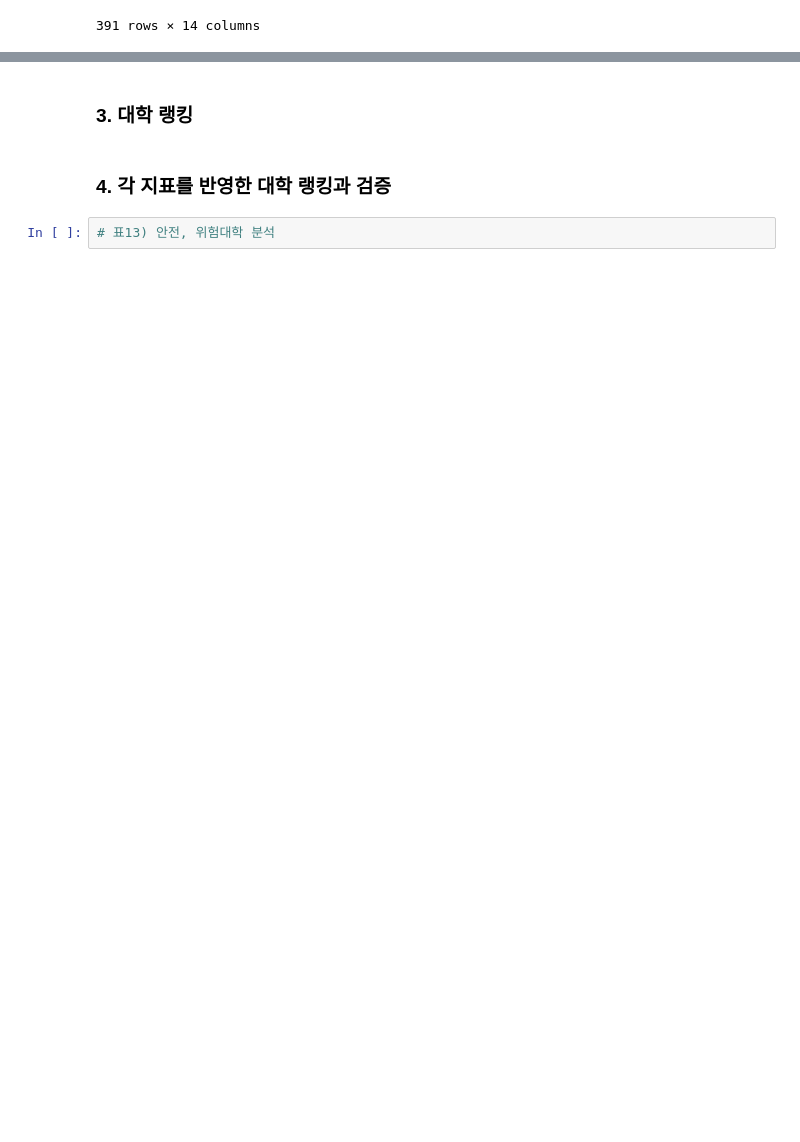
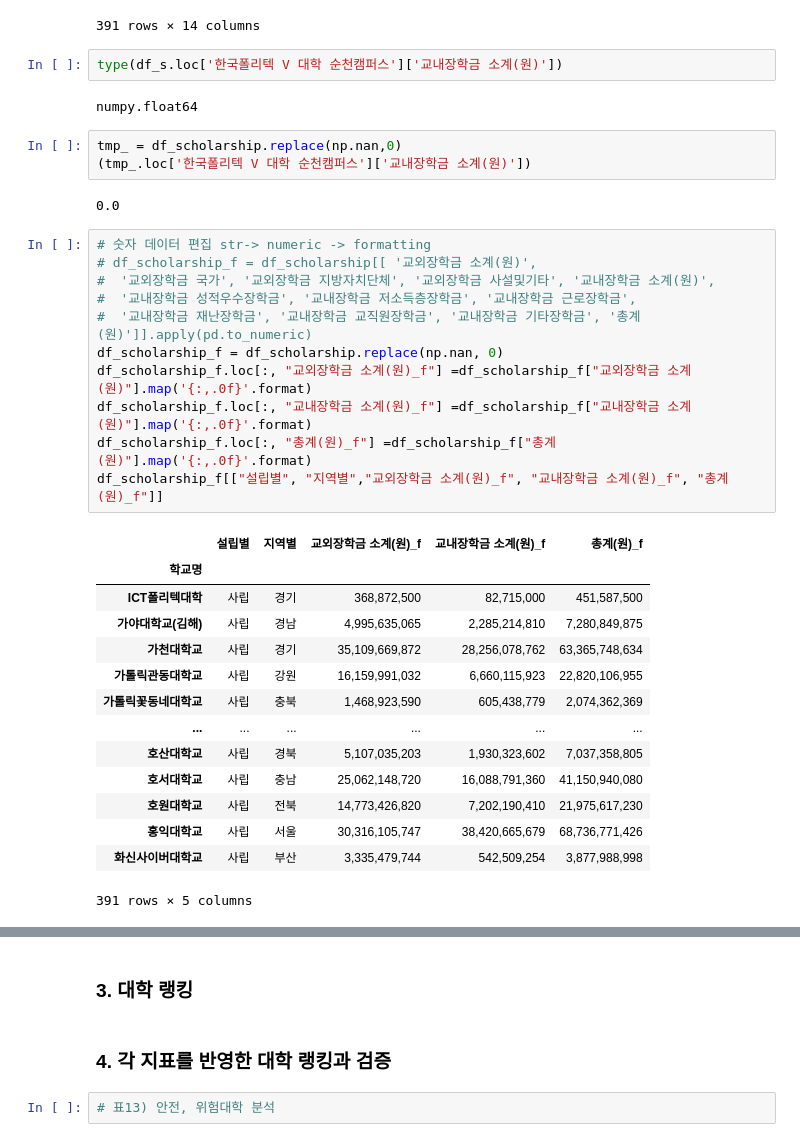
Before and after one commit to seyeon-shijuan/birth-rate-to-universities-visualization, a Jupyter notebook: notebook/individual_notebooks/SeyeonPark_universities_rank_analysis.ipynb, the cells around one changed output, grey strips where cells are left out. Cells and saved outputs as stored; diff of their text form; blank space fills up the shorter version.

```diff
--- a/notebook/individual_notebooks/SeyeonPark_universities_rank_analysis.ipynb
+++ b/notebook/individual_notebooks/SeyeonPark_universities_rank_analysis.ipynb
@@ -202,4 +292,39 @@ df_scholarship
 | 홍익대학교 | 사립 | 서울 | 30316105747 | 29511872017 | 59140180 | 745093550 | 38420665679.00000 | 16187508600 | ... |
 | 화신사이버대학교 | 사립 | 부산 | 3335479744 | 3335479744 | 0 | 0 | 542509254.00000 | 0 | ... |
 391 rows × 14 columns
+# %%
+type(df_s.loc['한국폴리텍 V 대학 순천캠퍼스']['교내장학금 소계(원)'])
+# %% [output]
+numpy.float64
+# %%
+tmp_ = df_scholarship.replace(np.nan,0)
+(tmp_.loc['한국폴리텍 V 대학 순천캠퍼스']['교내장학금 소계(원)'])
+# %% [output]
+0.0
+# %%
+# 숫자 데이터 편집 str-> numeric -> formatting
+# df_scholarship_f = df_scholarship[[ '교외장학금 소계(원)',
+#  '교외장학금 국가', '교외장학금 지방자치단체', '교외장학금 사설및기타', '교내장학금 소계(원)',
+#  '교내장학금 성적우수장학금', '교내장학금 저소득층장학금', '교내장학금 근로장학금',
+#  '교내장학금 재난장학금', '교내장학금 교직원장학금', '교내장학금 기타장학금', '총계(원)']].apply(pd.to_numeric)
+df_scholarship_f = df_scholarship.replace(np.nan, 0)
+df_scholarship_f.loc[:, "교외장학금 소계(원)_f"] =df_scholarship_f["교외장학금 소계(원)"].map('{:,.0f}'.format)
+df_scholarship_f.loc[:, "교내장학금 소계(원)_f"] =df_scholarship_f["교내장학금 소계(원)"].map('{:,.0f}'.format)
+df_scholarship_f.loc[:, "총계(원)_f"] =df_scholarship_f["총계(원)"].map('{:,.0f}'.format)
+df_scholarship_f[["설립별", "지역별","교외장학금 소계(원)_f", "교내장학금 소계(원)_f", "총계(원)_f"]]
+# %% [output]
+|  | 설립별 | 지역별 | 교외장학금 소계(원)_f | 교내장학금 소계(원)_f | 총계(원)_f |
+| 학교명 |  |  |  |  |  |
+| ICT폴리텍대학 | 사립 | 경기 | 368,872,500 | 82,715,000 | 451,587,500 |
+| 가야대학교(김해) | 사립 | 경남 | 4,995,635,065 | 2,285,214,810 | 7,280,849,875 |
+| 가천대학교 | 사립 | 경기 | 35,109,669,872 | 28,256,078,762 | 63,365,748,634 |
+| 가톨릭관동대학교 | 사립 | 강원 | 16,159,991,032 | 6,660,115,923 | 22,820,106,955 |
+| 가톨릭꽃동네대학교 | 사립 | 충북 | 1,468,923,590 | 605,438,779 | 2,074,362,369 |
+| ... | ... | ... | ... | ... | ... |
+| 호산대학교 | 사립 | 경북 | 5,107,035,203 | 1,930,323,602 | 7,037,358,805 |
+| 호서대학교 | 사립 | 충남 | 25,062,148,720 | 16,088,791,360 | 41,150,940,080 |
+| 호원대학교 | 사립 | 전북 | 14,773,426,820 | 7,202,190,410 | 21,975,617,230 |
+| 홍익대학교 | 사립 | 서울 | 30,316,105,747 | 38,420,665,679 | 68,736,771,426 |
+| 화신사이버대학교 | 사립 | 부산 | 3,335,479,744 | 542,509,254 | 3,877,988,998 |
+391 rows × 5 columns
 # %%
```
Also changed, not shown: parts of 32 cells of this notebook, 2 other files.
